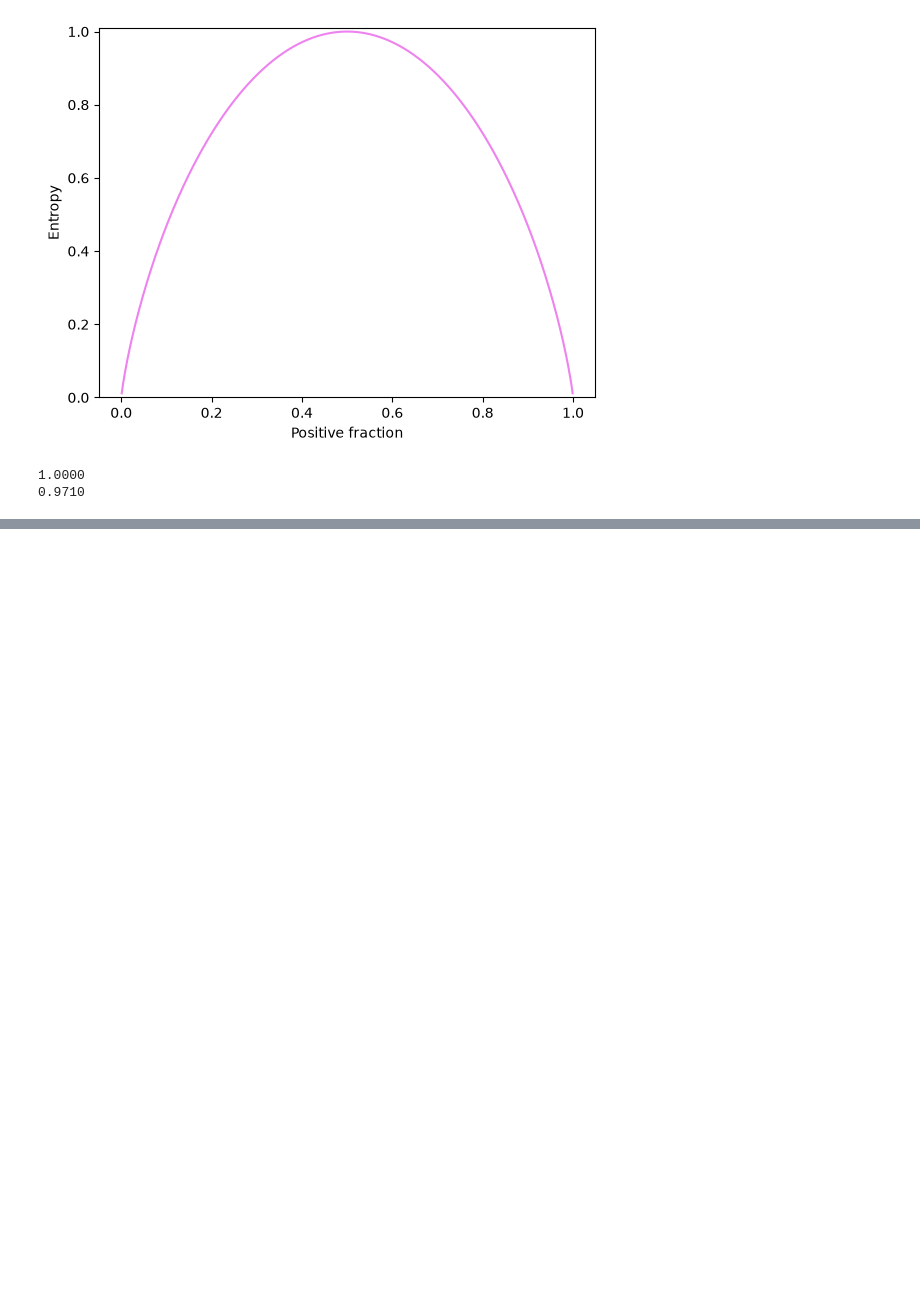
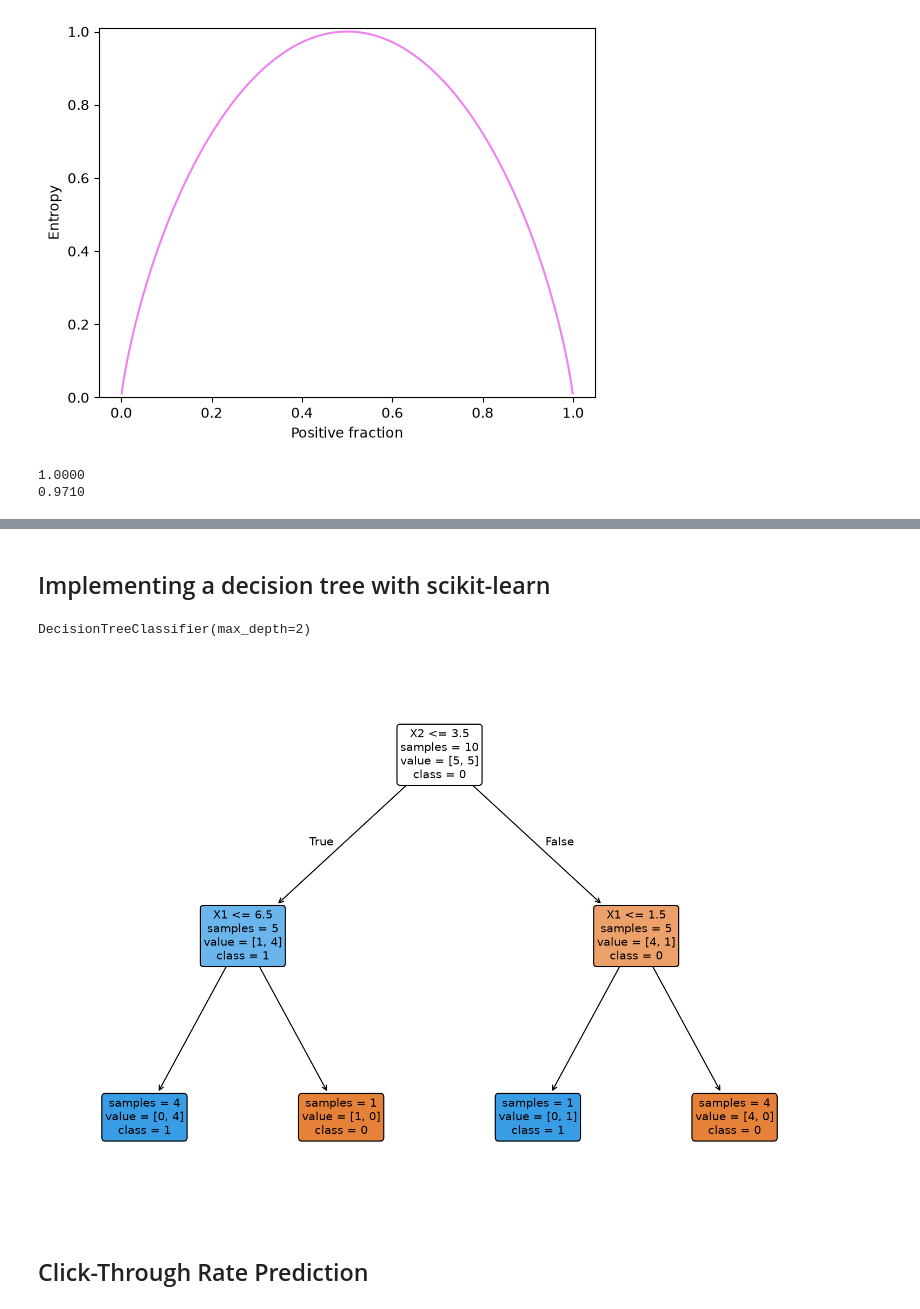
Before and after one commit to gear8mike/ml_examples, a Jupyter notebook: chapter_3.ipynb, the cells around one changed output, grey strips where cells are left out. Drawn from its saved outputs; the diff is of its cells as text; code cells hidden in the pictures; blank space fills up the shorter version.

```diff
--- a/chapter_3.ipynb
+++ b/chapter_3.ipynb
@@ -100,0 +198,14 @@ def get_best_split(X, y, criterion):
+# %%
+X_train_n = [[6, 7],
+            [2, 4],
+            [7, 2],
+            [3, 6],
+            [4, 7],
+            [5, 2],
+            [1, 6],
+            [2, 0],
+            [6, 3],
+            [4, 1]]
+y_train_n = [0, 0, 0, 0, 0, 1, 1, 1, 1, 1]
+tree = train_tree(X_train_n, y_train_n, 2, 2)
+visualize_tree(tree)
@@ -100,0 +223,32 @@ def get_best_split(X, y, criterion):
+# %% [markdown]
+## Implementing a decision tree with scikit-learn
+# %%
+from sklearn.tree import DecisionTreeClassifier
+tree_sk = DecisionTreeClassifier(criterion='gini', max_depth=2, min_samples_split=2)
+
+tree_sk.fit(X_train_n, y_train_n)
+# %% [output]
+DecisionTreeClassifier(max_depth=2)
+# %%
+from sklearn.tree import plot_tree
+import matplotlib.pyplot as plt
+
+plt.figure(figsize=(10, 7), dpi=150)
+
+plot_tree(
+    tree_sk,
+    feature_names=['X1', 'X2'],
+    class_names=['0', '1'],
+    impurity=False,
+    filled=True,
+    rounded=True,
+    fontsize=10
+)
+
+plt.tight_layout()
+# plt.savefig("tree.png", dpi=300, bbox_inches="tight")
+aplt.show()
+# %% [output]
+[figure, added]
+# %% [markdown]
+## Click-Through Rate Prediction
```
Also changed, not shown: parts of 21 cells of this notebook.
